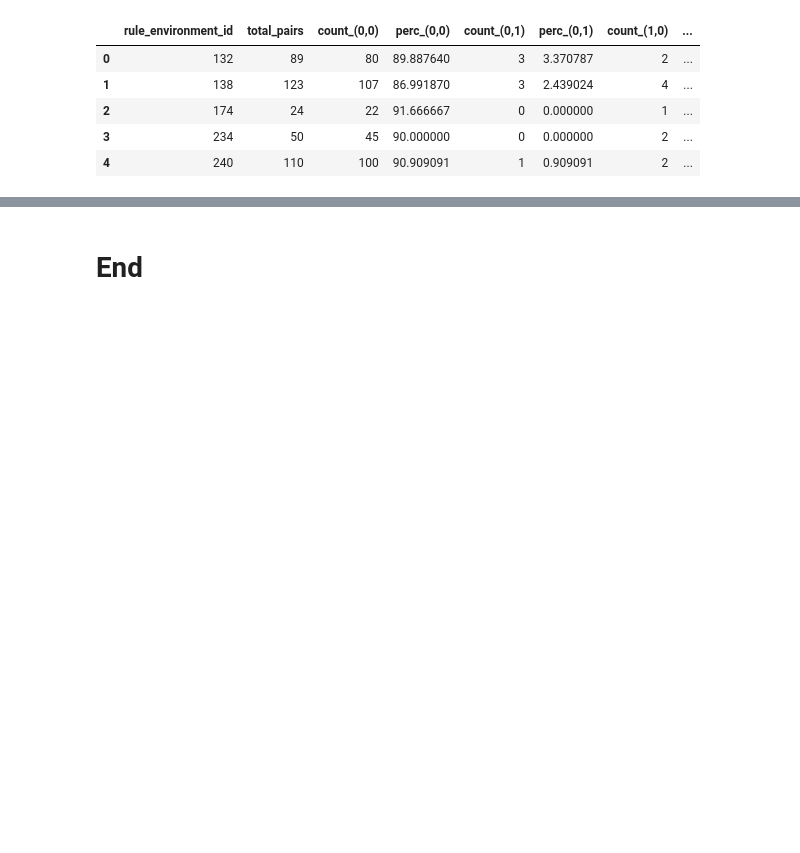
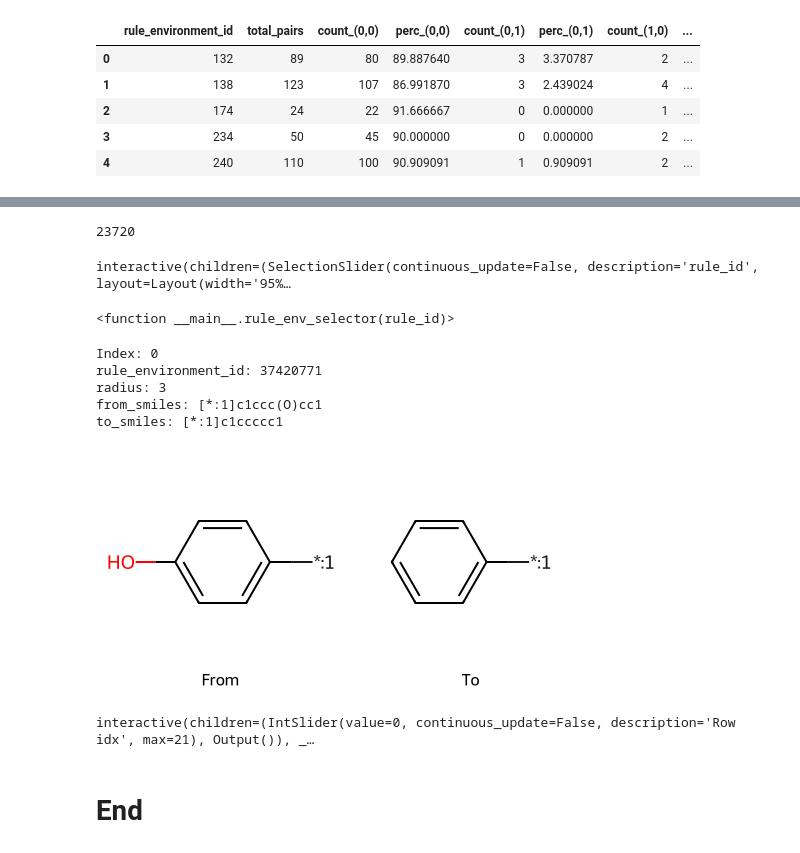
Before and after one commit to anya-chen/MMP_explore, a Jupyter notebook: hitdexter3_data_explore.ipynb, the cells around one changed output, grey strips where cells are left out. Cells and saved outputs as stored; diff of their text form; code cells hidden in the pictures; blank space fills up the shorter version.

```diff
--- a/hitdexter3_data_explore.ipynb
+++ b/hitdexter3_data_explore.ipynb
@@ -1133,2 +1395,62 @@ df_env_stats.head()
+# %%
+import ipywidgets as widgets
+from IPython.display import display
+
+# First, select a rule_id, then show all rule_environment_ids associated with that rule_id, pick a rule_environment_id, and show the rule
+
+# Get all unique rule_ids from df_env_stats
+rule_ids = df_env_stats['rule_id'].unique()
+print(len(rule_ids))
+rule_ids = sorted(rule_ids)
+
+def rule_env_selector(rule_id):
+    # Find all rule_environment_ids corresponding to this rule_id
+    env_ids = df_env_stats[df_env_stats['rule_id'] == rule_id]['rule_environment_id'].unique()
+    env_ids = sorted(env_ids)
+    if not env_ids:
+        print(f"No rule_environment_ids found for rule_id = {rule_id}")
+        return
+    def show_selected_rule(rule_env_id):
+        mmp_rule_viewer(rule_env_id, df_pair_props)
+    rule_env_slider = widgets.SelectionSlider(
+        options=env_ids,
+        description="rule_environment_id",
+        continuous_update=False,
+        orientation='horizontal',
+        style={'description_width': 'initial'},
+        layout=widgets.Layout(width='95%')
+    )
+    widgets.interact(show_selected_rule, rule_env_id=rule_env_slider)
+
+# First dropdown/slider for rule_id
+rule_id_slider = widgets.SelectionSlider(
+    options=rule_ids,
+    description='rule_id',
+    continuous_update=False,
+    orientation='horizontal',
+    style={'description_width': 'initial'},
+    layout=widgets.Layout(width='95%')
+)
+
+widgets.interact(rule_env_selector, rule_id=rule_id_slider)
+# %% [output]
+23720
+interactive(children=(SelectionSlider(continuous_update=False, description='rule_id', layout=Layout(width='95%…
+<function __main__.rule_env_selector(rule_id)>
+# %%
+mmp_rule_viewer(37420771, df_pair_props)
+# %% [output]
+Index: 0
+rule_environment_id: 37420771
+radius: 3
+from_smiles: [*:1]c1ccc(O)cc1
+to_smiles: [*:1]c1ccccc1
+[figure, added]
+# %%
+
+
+mmp_pair_viewer(37420771, df_pair_props)
+# %% [output]
+interactive(children=(IntSlider(value=0, continuous_update=False, description='Row idx', max=21), Output()), _…
 # %% [markdown]
 # End
```
Also changed, not shown: parts of 19 cells of this notebook.
